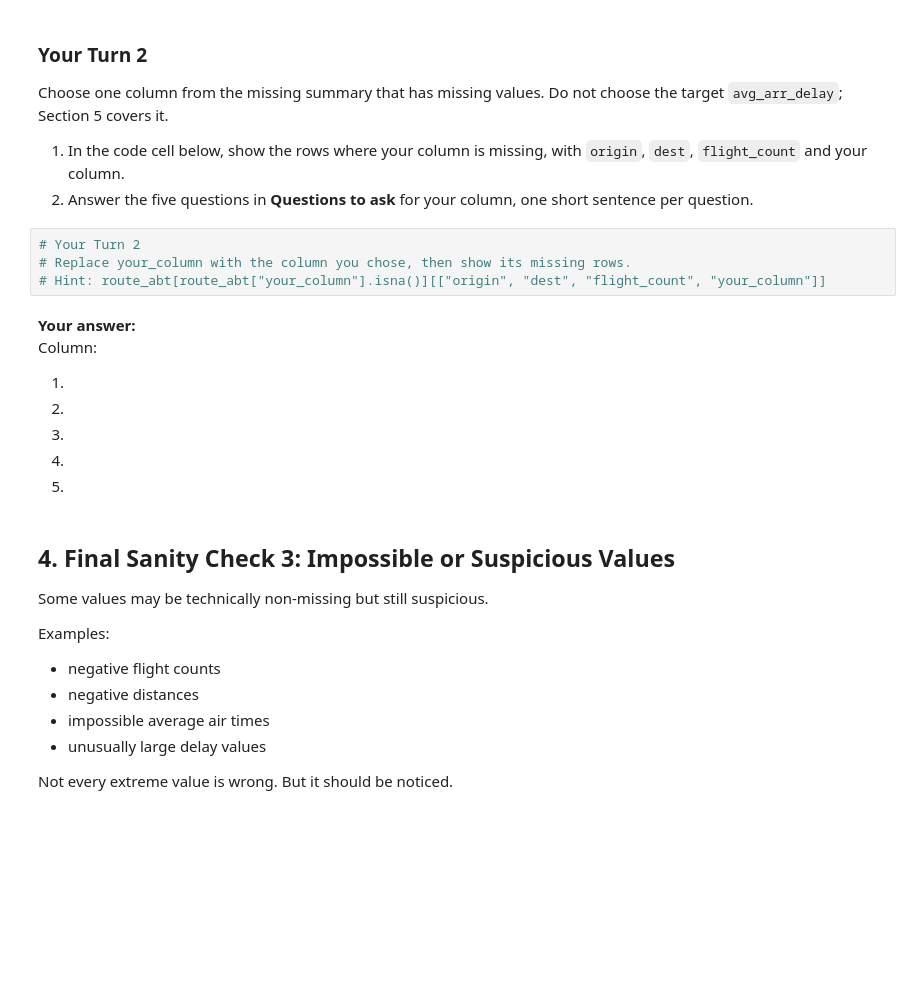
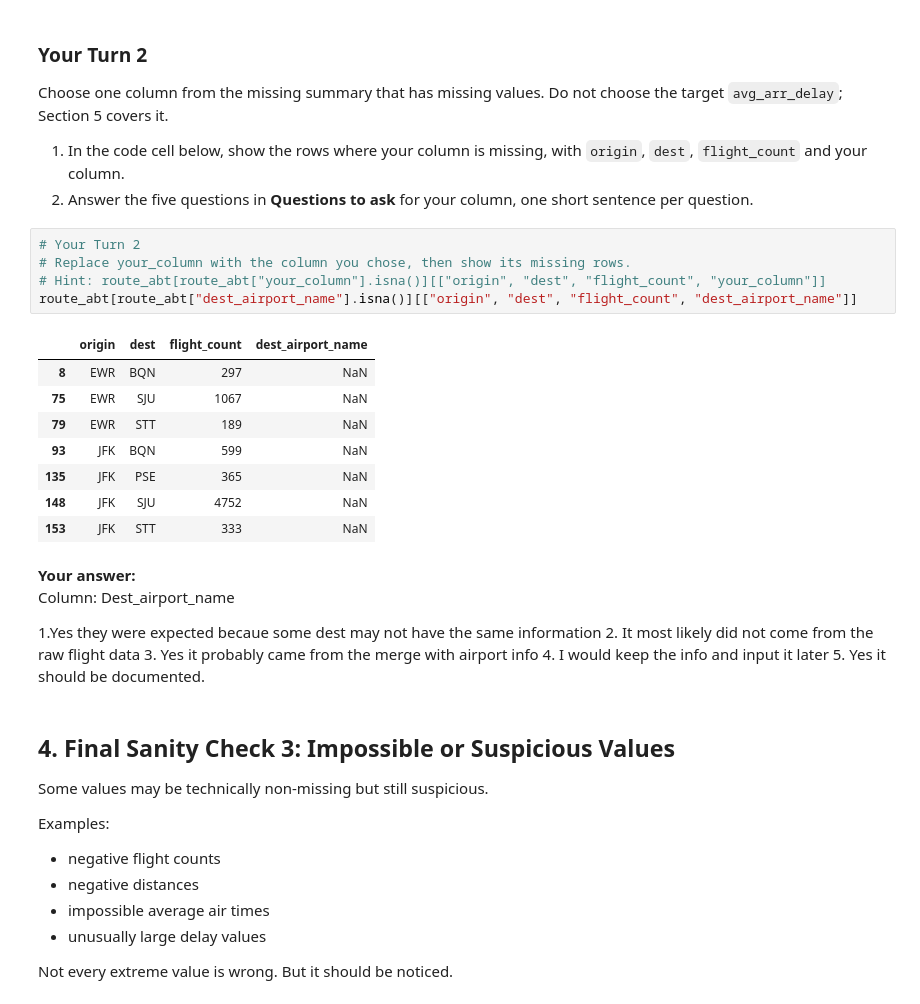
Before and after one commit to jford2001/BAN-6003---week-11, a Jupyter notebook: notebooks/module11_abt_documentation_guided_lab.ipynb, the cells around one changed output. Saved outputs shown, nothing was run; the diff lists cells and outputs as text; blank space fills up the shorter version.

```diff
--- a/notebooks/module11_abt_documentation_guided_lab.ipynb
+++ b/notebooks/module11_abt_documentation_guided_lab.ipynb
@@ -191,16 +260,26 @@ Choose one column from the missing summary that has missing values. Do not choos
 # %%
 # Your Turn 2
 # Replace your_column with the column you chose, then show its missing rows.
 # Hint: route_abt[route_abt["your_column"].isna()][["origin", "dest", "flight_count", "your_column"]]
+route_abt[route_abt["dest_airport_name"].isna()][["origin", "dest", "flight_count", "dest_airport_name"]]
+# %% [output]
+|  | origin | dest | flight_count | dest_airport_name |
+| 8 | EWR | BQN | 297 | NaN |
+| 75 | EWR | SJU | 1067 | NaN |
+| 79 | EWR | STT | 189 | NaN |
+| 93 | JFK | BQN | 599 | NaN |
+| 135 | JFK | PSE | 365 | NaN |
+| 148 | JFK | SJU | 4752 | NaN |
+| 153 | JFK | STT | 333 | NaN |
 # %% [markdown]
 **Your answer:**
-Column:
+Column: Dest_airport_name
 
-1.
-2.
-3.
-4.
-5.
+1.Yes they were expected becaue some dest may not have the same information
+2. It most likely did not come from the raw flight data
+3. Yes it probably came from the merge with airport info
+4. I would keep the info and input it later
+5. Yes it should be documented.
 # %% [markdown]
 ## 4. Final Sanity Check 3: Impossible or Suspicious Values
 
```
Also changed, not shown: parts of 28 cells of this notebook, 3 other files.
